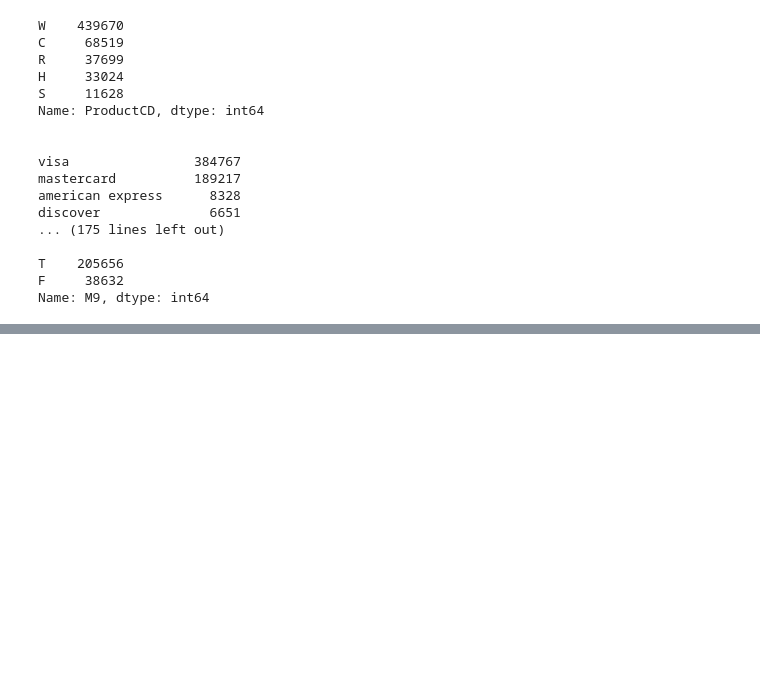
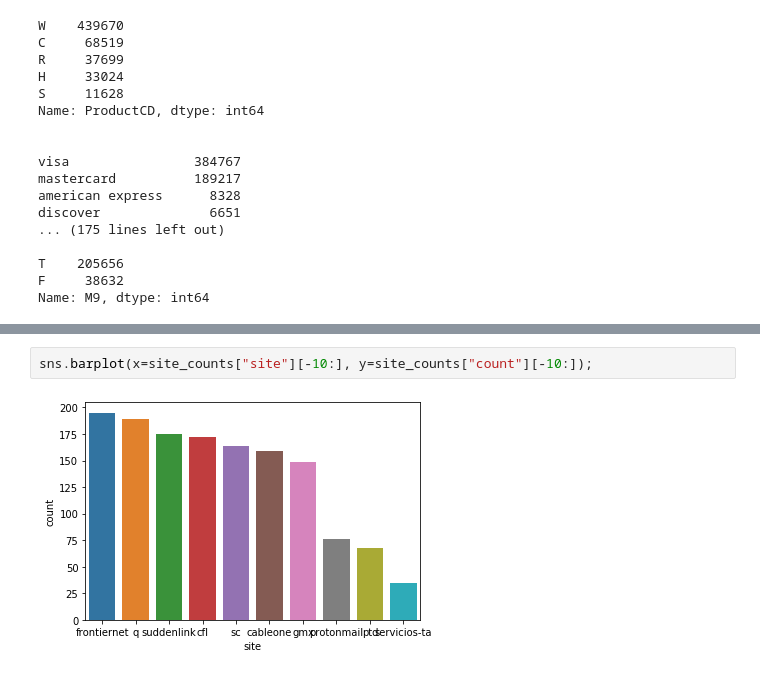
Before and after one commit to jacob-vincent/ieee_cis_fraud_detection, a Jupyter notebook: eda.ipynb, the cells around one changed output, grey strips where cells are left out. Saved outputs shown, nothing was run; the diff lists cells and outputs as text; blank space fills up the shorter version.

```diff
--- a/eda.ipynb
+++ b/eda.ipynb
@@ -223,0 +225,4 @@ nan
+# %%
+sns.barplot(x=site_counts["site"][-10:], y=site_counts["count"][-10:]);
+# %% [output]
+[figure, added]
```
Also changed, not shown: parts of 14 cells of this notebook, 3 other files.
